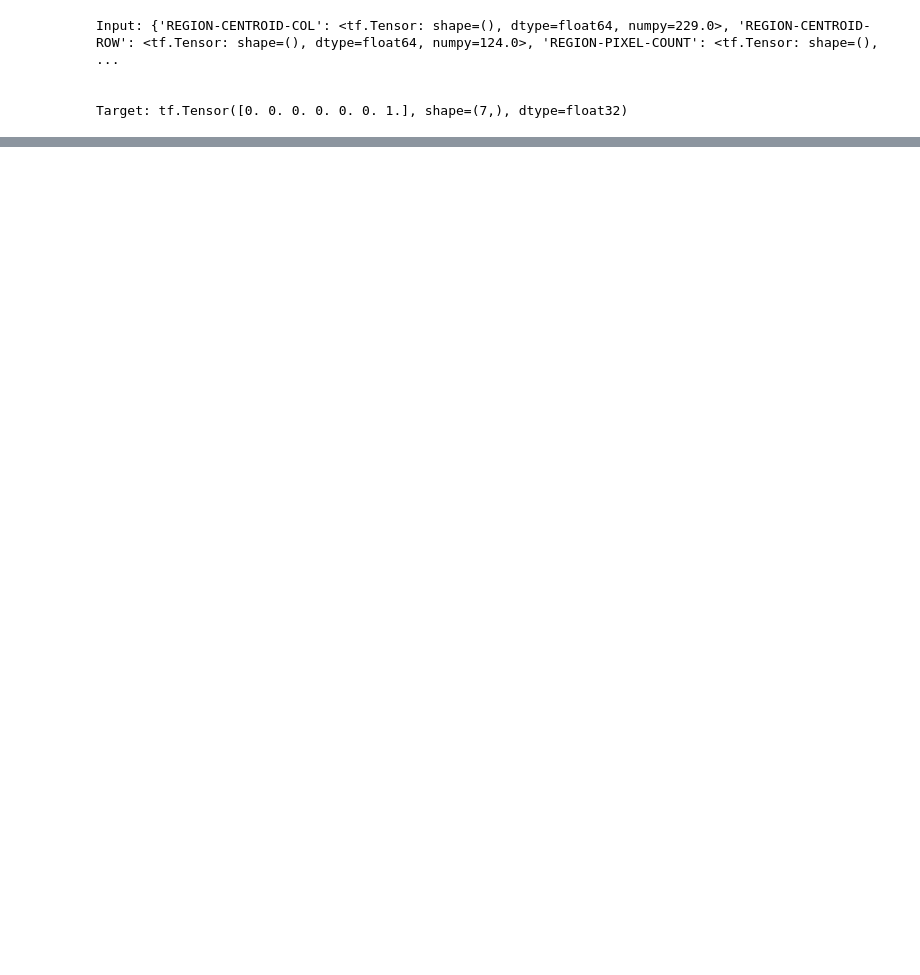
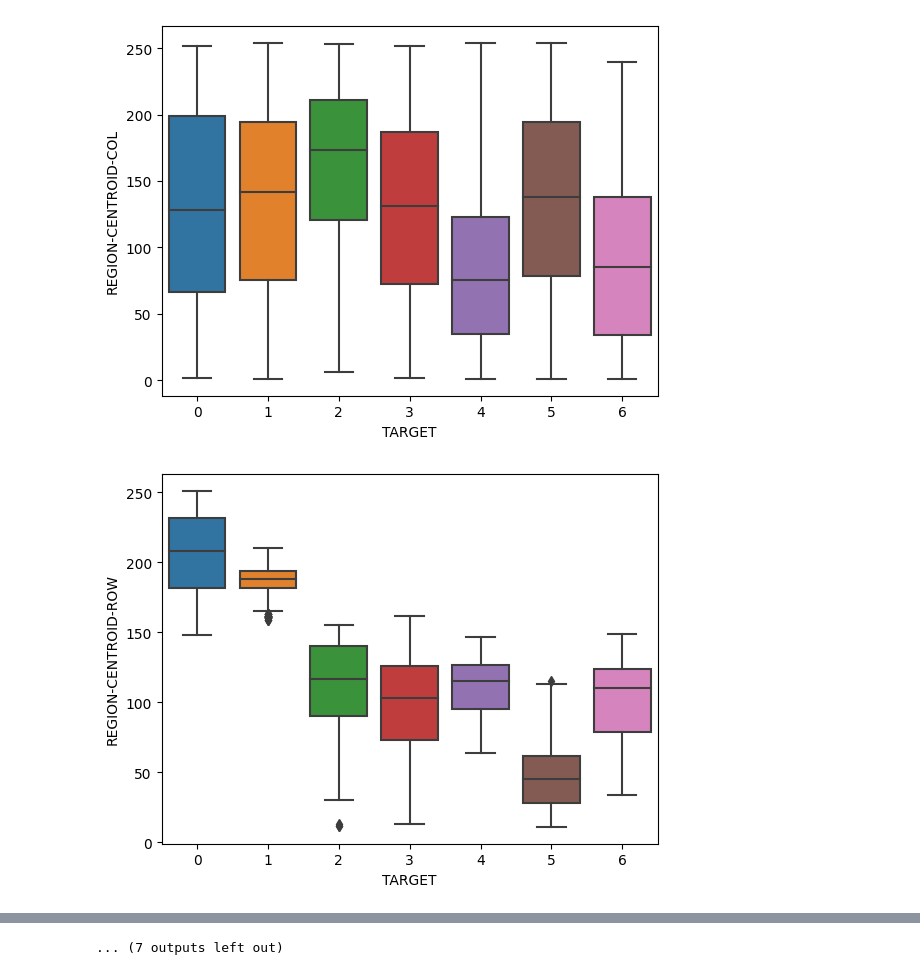
Before and after one commit to WorldOverHeaven/neural_networks, a Jupyter notebook: bdz/keras.ipynb, the cells around one changed output, grey strips where cells are left out. Saved outputs shown, nothing was run; the diff lists cells and outputs as text; code cells hidden in the pictures; blank space fills up the shorter version.

```diff
--- a/bdz/keras.ipynb
+++ b/bdz/keras.ipynb
@@ -117,9 +28,0 @@ val_ds = dataframe_to_dataset(val_dataframe)
-# %%
-for x, y in train_ds.take(1):
-    print("Input:", x)
-    print("\n\nTarget:", y)
-# %% [output]
-Input: {'REGION-CENTROID-COL': <tf.Tensor: shape=(), dtype=float64, numpy=229.0>, 'REGION-CENTROID-ROW': <tf.Tensor: shape=(), dtype=float64, numpy=124.0>, 'REGION-PIXEL-COUNT': <tf.Tensor: shape=(),  ...
-
-
-Target: tf.Tensor([0. 0. 0. 0. 0. 0. 1.], shape=(7,), dtype=float32)
@@ -222,0 +29,31 @@ def encode_numerical_feature(feature, name, dataset):
+# %%
+import seaborn
+
+column_names = [
+                'REGION-CENTROID-COL',
+                'REGION-CENTROID-ROW',
+                'REGION-PIXEL-COUNT',
+                'SHORT-LINE-DENSITY-5',
+                'SHORT-LINE-DENSITY-2',
+                'VEDGE-MEAN',
+                'VEDGE-SD',
+                'HEDGE-MEAN',
+                'HEDGE-SD',
+                'INTENSITY-MEAN',
+                'RAWRED-MEAN',
+                'RAWBLUE-MEAN',
+                'RAWGREEN-MEAN',
+                'EXRED-MEAN',
+                'EXBLUE-MEAN',
+                'EXGREEN-MEAN',
+                'VALUE-MEAN',
+                'SATURATION-MEAN',
+                'HUE-MEAN',
+                ]
+
+for i in column_names:
+    seaborn.boxplot(x='TARGET',y=i,data=train)
+    plt.show()
+# %% [output]
+[figure, added]
+[figure, added]
@@ -222,0 +70 @@ def encode_numerical_feature(feature, name, dataset):
+... (7 outputs left out)
```
Also changed, not shown: parts of 20 cells of this notebook, 2 other files.
